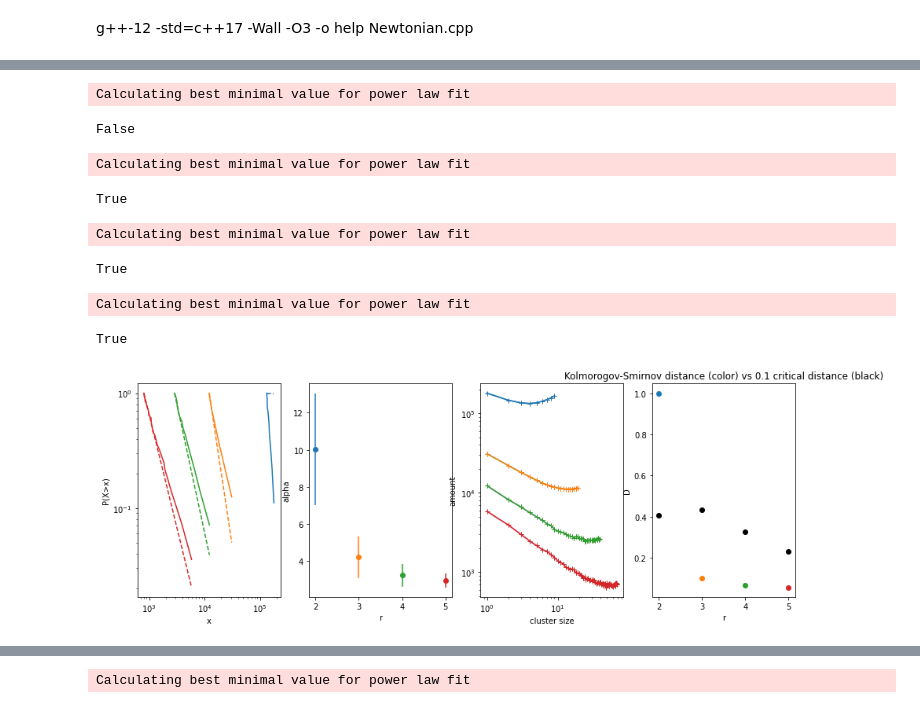
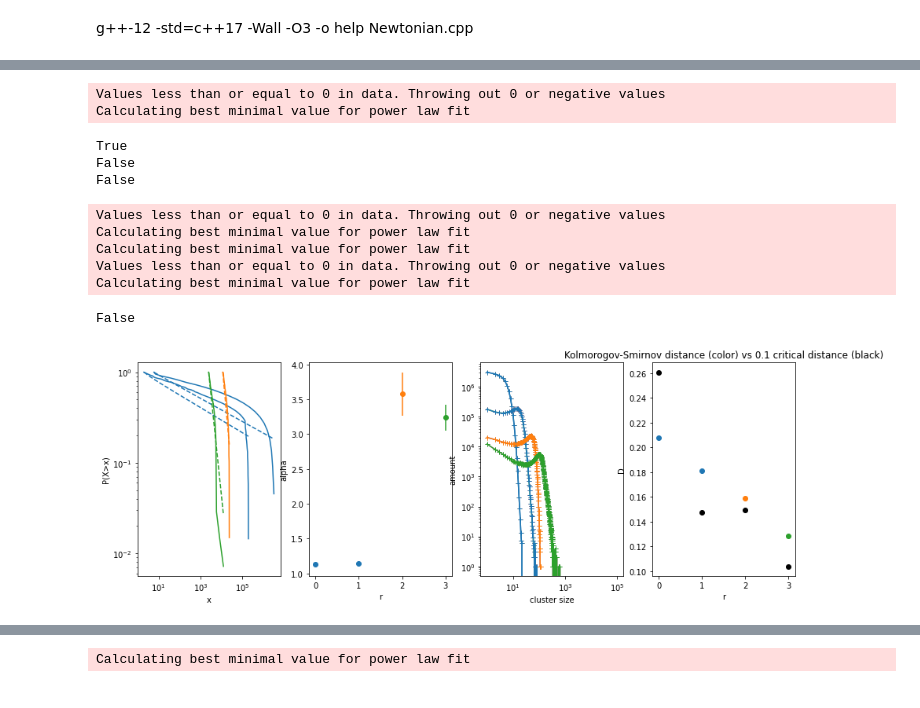
Before and after one commit to Sennevw/Masters-thesis, a Jupyter notebook: dataverwerking.ipynb, the cells around one changed output, grey strips where cells are left out. Drawn from its saved outputs; the diff is of its cells as text; code cells hidden in the pictures.

```diff
--- a/dataverwerking.ipynb
+++ b/dataverwerking.ipynb
@@ -110,0 +111,10 @@ Calculating best minimal value for power law fit
+# %%
+size, amount = np.loadtxt("R3_PA_0.800000.txt", skiprows=1, unpack=True)
+amount = amount[20:]
+size = size[20:]
+plt.loglog(size, amount)
+plt.xlim(20, 200)
+plt.plot(amount, 10**(1000) *np.power(amount, -0.2))
+plt.ylim(1, 100000)
+print(amount)
+print(size)
@@ -111,49 +124,57 @@ Calculating best minimal value for power law fit
 # %%
-r_list = [2, 3, 4, 5]
-cutoff = [10, 20, 40, 70]
+r_list = [1, 2, 3, 4, 5, 10]
+cutoff = [20, 50, 100, 200]
 fig, ax = plt.subplots(1, 4, figsize=(15, 5))
 ax[2].set_xscale('log')
 ax[2].set_yscale('log')
 
 ax[0].set_xlabel('x')
 ax[0].set_ylabel('P(X>x)')
 
 ax[1].set_xlabel('r')
 ax[1].set_ylabel('alpha')
 
 ax[2].set_xlabel('cluster size')
 ax[2].set_ylabel('amount')
 
 ax[3].set_xlabel('r')
 ax[3].set_ylabel('D')
 ax[3].title.set_text('Kolmorogov-Smirnov distance (color) vs 0.1 critical distance (black)')
 alpha_list = []
 p_list = []
 err = []
 cmap = plt.get_cmap("tab10")
 for i, j in zip(r_list, cutoff):
-    size, amount = np.loadtxt("r{}.000000_0.800000.txt".format(i), skiprows=1, unpack=True)
-    amount = amount[1:j]
+    size, amount = np.loadtxt("3D_r{}.000000_0.800000.txt".format(i), skiprows=1, unpack=True)
+    amount = amount[1:]
+    i = i-1
     result = powerlaw.Fit(amount, discrete=True)
-    result.plot_ccdf(color=cmap(i-2), label=i, ax=ax[0])
-    result.power_law.plot_ccdf(color=cmap(i-2), linestyle='--', ax=ax[0])
+    result.plot_ccdf(color=cmap(i-1), label=i, ax=ax[0])
+    result.power_law.plot_ccdf(color=cmap(i-1), linestyle='--', ax=ax[0])
     plot_loglog(ax[2], amount)
     x = np.linspace(1, len(amount), (len(amount)))
-    ax[1].errorbar(i, result.alpha, yerr=result.sigma, fmt='o', color=cmap(i-2))
-    ax[2].plot(x, amount, color=cmap(i-2))
-    ax[2].plot(x, amount, '+', color=cmap(i-2))
+    ax[1].errorbar(i, result.alpha, yerr=result.sigma, fmt='o', color=cmap(i-1))
+    ax[2].plot(x, amount, color=cmap(i-1))
+    ax[2].plot(x, amount, '+', color=cmap(i-1))
 
-    ax[3].scatter(i, result.power_law.D, color=cmap(i-2))
+    ax[3].scatter(i, result.power_law.D, color=cmap(i-1))
     ax[3].scatter(i, 1.22385/np.sqrt(result.n), color='black')
     #ax[3].plot(result.xmins, result.alphas, label=i)
     print(result.power_law.D < 1.22385/np.sqrt(result.n) )
+
+
+
+#ax[3].plot(r_list, p_list, 'o')
 # %% [output]
+Values less than or equal to 0 in data. Throwing out 0 or negative values
 Calculating best minimal value for power law fit
+True
 False
+False
+Values less than or equal to 0 in data. Throwing out 0 or negative values
 Calculating best minimal value for power law fit
+Calculating best minimal value for power law fit
+Values less than or equal to 0 in data. Throwing out 0 or negative values
+Calculating best minimal value for power law fit
-True
+False
-Calculating best minimal value for power law fit
-True
-Calculating best minimal value for power law fit
-True
-[figure, old version]
+[figure, new version]
```
Also changed, not shown: parts of 10 cells of this notebook, 4 other files.
